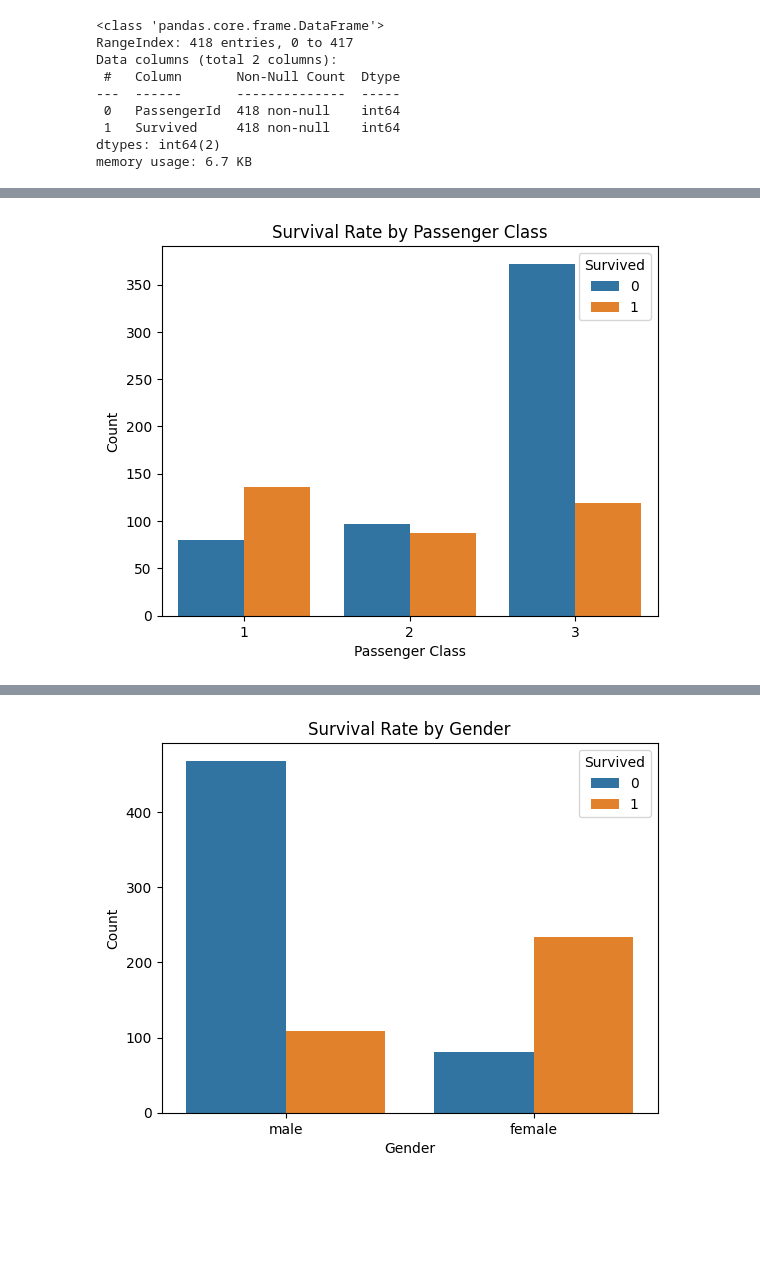
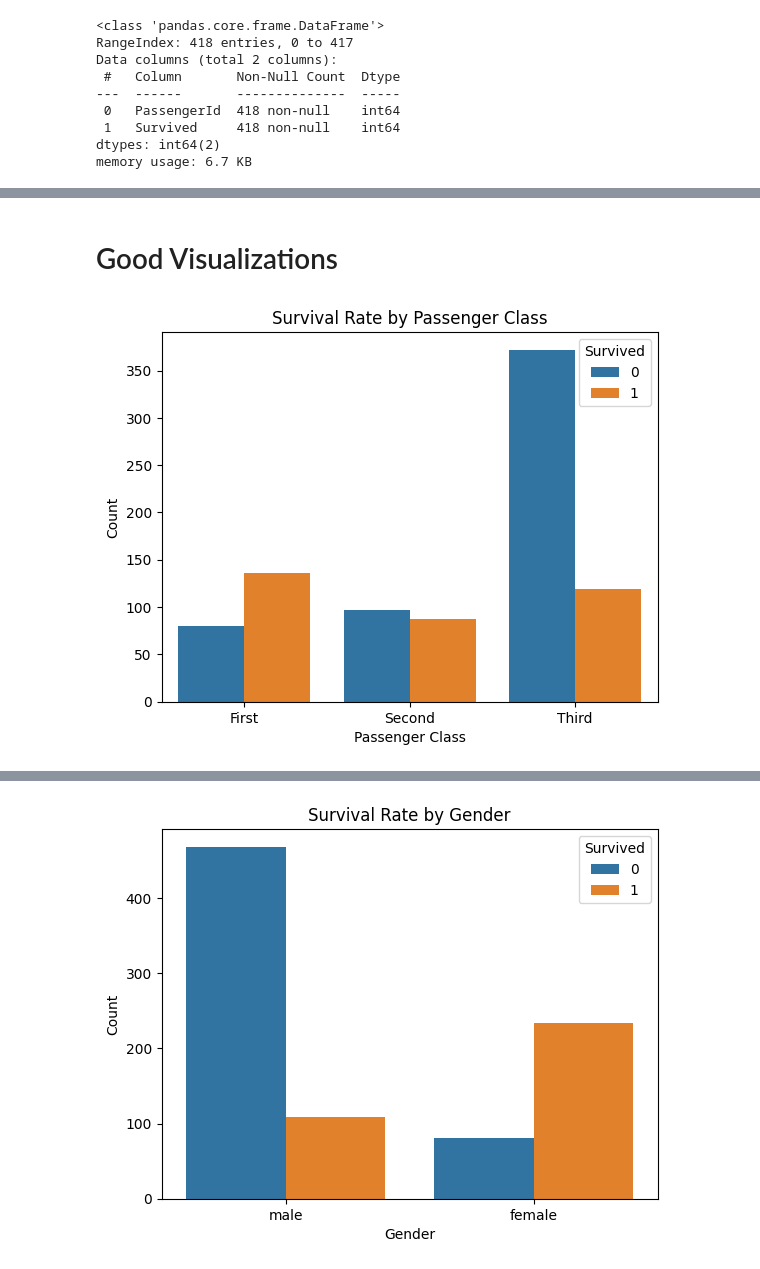
Before and after one commit to Muqtasid-Qureshi/DATA6550-Visualization, a Jupyter notebook: visualization.ipynb, the cells around one changed output, grey strips where cells are left out. Drawn from its saved outputs; the diff is of its cells as text; code cells hidden in the pictures; blank space fills up the shorter version.

```diff
--- a/visualization.ipynb
+++ b/visualization.ipynb
@@ -73,12 +73,13 @@ Data columns (total 12 columns):
  11  Embarked     889 non-null    object
 dtypes: float64(2), int64(5), object(5)
 memory usage: 83.7+ KB
+# %% [markdown]
+# Good Visualizations
 # %%
 # Survival by class
 sns.countplot(x='Pclass', hue='Survived', data=train)
-plt.title('Survival Rate by Passenger Class')
-plt.xlabel('Passenger Class')
-plt.ylabel('Count')
+plt.title('Survival Rate by Passenger Class'), plt.xlabel('Passenger Class'), plt.ylabel('Count')
+plt.xticks(ticks=[0, 1, 2], labels=['First', 'Second', 'Third'])
 plt.show()
 # %% [output]
-[figure, old version]
+[figure, new version]
```
Also changed, not shown: parts of 6 cells of this notebook.
